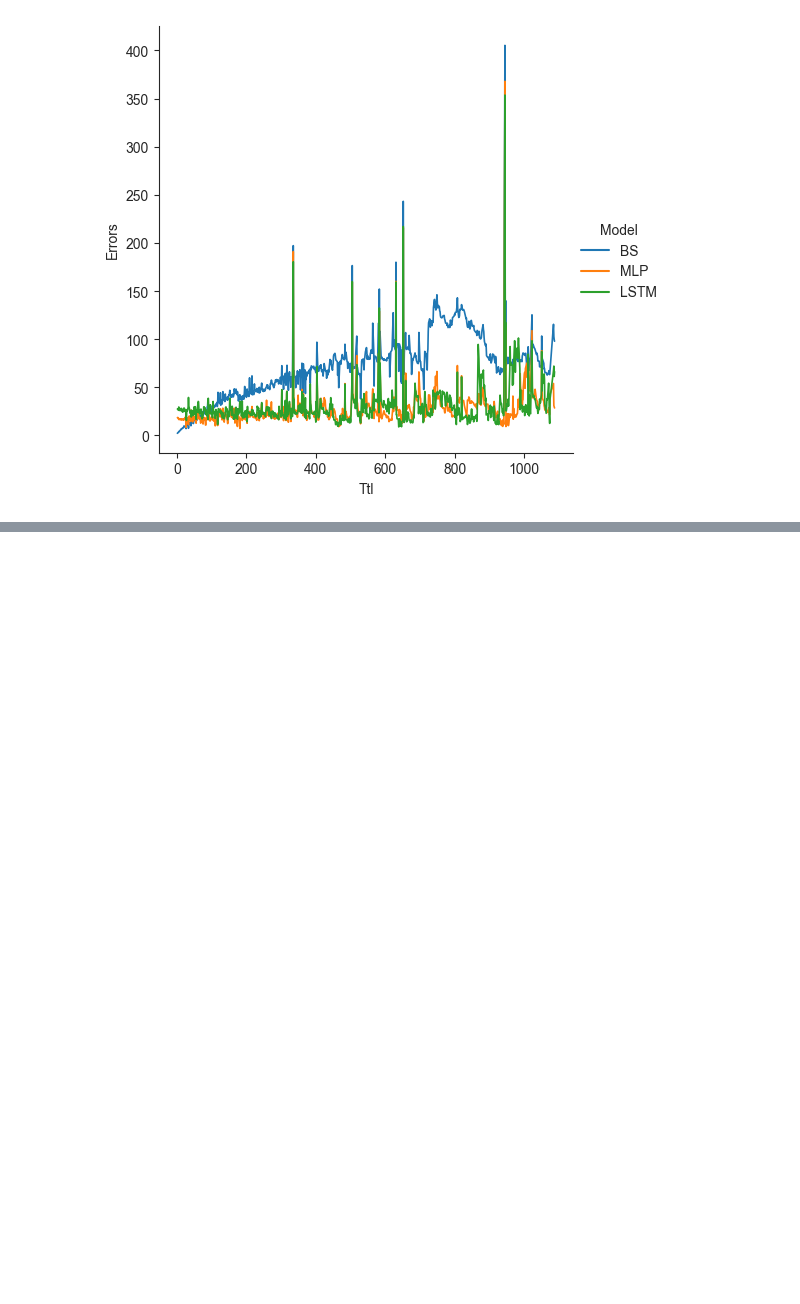
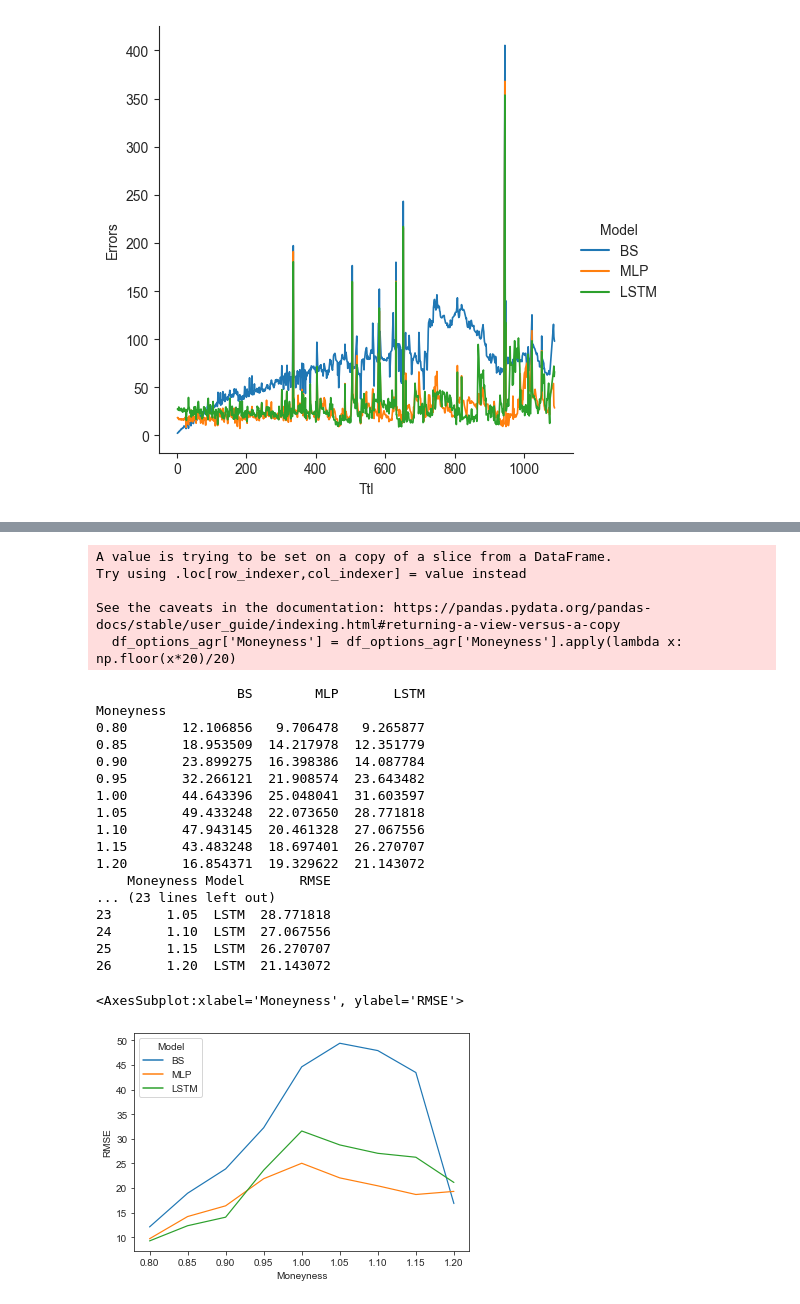
Before and after one commit to jacobvinje/LSTM-for-option-pricing, a Jupyter notebook: Benchmarking/full_compare.ipynb, the cells around one changed output, grey strips where cells are left out. Cells and saved outputs as stored; diff of their text form; code cells hidden in the pictures; blank space fills up the shorter version.

```diff
--- a/Benchmarking/full_compare.ipynb
+++ b/Benchmarking/full_compare.ipynb
@@ -302,0 +540,69 @@ sns.relplot(x="Ttl", y="Errors", hue="Model", kind="line", linewidth = 1.2, data
+# %%
+import seaborn as sns
+
+models = ["BS", "MLP", "LSTM"]
+
+df_options_agr = df_options
+
+df_options_agr["Moneyness"] = df_options_agr["Underlying_last"] / df_options_agr["Strike"]
+
+df_options_agr = df_options_agr[(df_options_agr["Moneyness"] >= 0.8) & (df_options_agr["Moneyness"] <= 1.2)]
+
+df_options_agr['Moneyness'] = df_options_agr['Moneyness'].apply(lambda x: np.floor(x*20)/20)
+
+rmse_bs = df_options_agr.groupby(df_options_agr.Moneyness).apply(lambda x : list(x.BS))
+rmse_bs = pd.DataFrame(rmse_bs)
+rmse_bs.columns = ["BS"]
+rmse_bs_m = df_options_agr.groupby(df_options_agr.Moneyness).apply(lambda x : list(x.MLP))
+rmse_bs["MLP"] = rmse_bs_m
+rmse_bs_l = df_options_agr.groupby(df_options_agr.Moneyness).apply(lambda x : list(x.LSTM))
+rmse_bs["LSTM"] = rmse_bs_l
+rmse_bs_p = df_options_agr.groupby(df_options_agr.Moneyness).apply(lambda x : list(x.Price))
+rmse_bs["Price"] = rmse_bs_p
+
+for model in models:
+    rmse_bs[f"{model}"] = rmse_bs[[f"{model}", "Price"]].values.tolist()
+    rmse_bs[f"{model}"] = rmse_bs[f"{model}"].apply(lambda x : sqrt(tf.keras.metrics.mean_squared_error(x[0], x[1])))
+
+rmse_bs = rmse_bs[models]
+
+print(rmse_bs.head(20))
+
+rmse = pd.DataFrame(rmse_bs)
+
+rmse.reset_index(inplace=True)
+rmse_m = rmse.melt("Moneyness", var_name='Model', value_name='RMSE')
+#rmse_m["Volatility"] -= group/2
+
+#rmse_m = rmse_m.rename(columns={"Ttl" : "Time-to-maturity"})
+
+print(rmse_m)
+
+#Plot
+sns.set_style("ticks")
+sns.lineplot(x="Moneyness", y="RMSE", hue="Model",  linewidth = 1.2, data=rmse_m)
+# %% [output]
+A value is trying to be set on a copy of a slice from a DataFrame.
+Try using .loc[row_indexer,col_indexer] = value instead
+
+See the caveats in the documentation: https://pandas.pydata.org/pandas-docs/stable/user_guide/indexing.html#returning-a-view-versus-a-copy
+  df_options_agr['Moneyness'] = df_options_agr['Moneyness'].apply(lambda x: np.floor(x*20)/20)
+                  BS        MLP       LSTM
+Moneyness
+0.80       12.106856   9.706478   9.265877
+0.85       18.953509  14.217978  12.351779
+0.90       23.899275  16.398386  14.087784
+0.95       32.266121  21.908574  23.643482
+1.00       44.643396  25.048041  31.603597
+1.05       49.433248  22.073650  28.771818
+1.10       47.943145  20.461328  27.067556
+1.15       43.483248  18.697401  26.270707
+1.20       16.854371  19.329622  21.143072
+    Moneyness Model       RMSE
+... (23 lines left out)
+23       1.05  LSTM  28.771818
+24       1.10  LSTM  27.067556
+25       1.15  LSTM  26.270707
+26       1.20  LSTM  21.143072
+<AxesSubplot:xlabel='Moneyness', ylabel='RMSE'>
+[figure, added]
```
Also changed, not shown: parts of 11 cells of this notebook.
